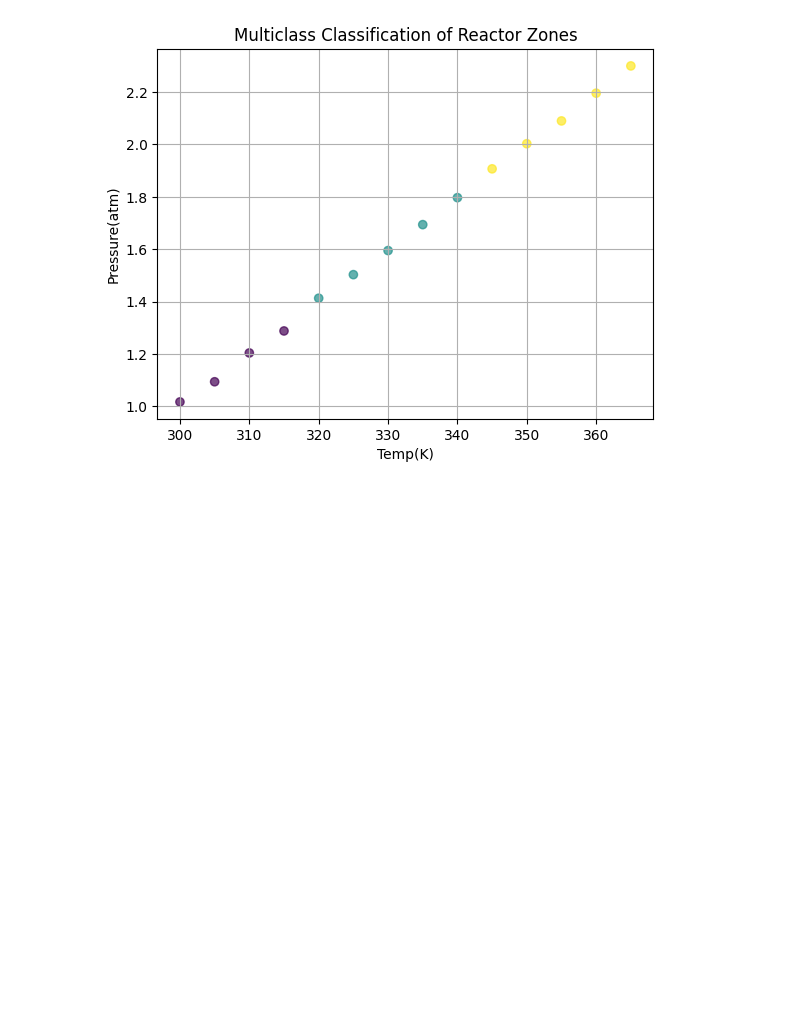
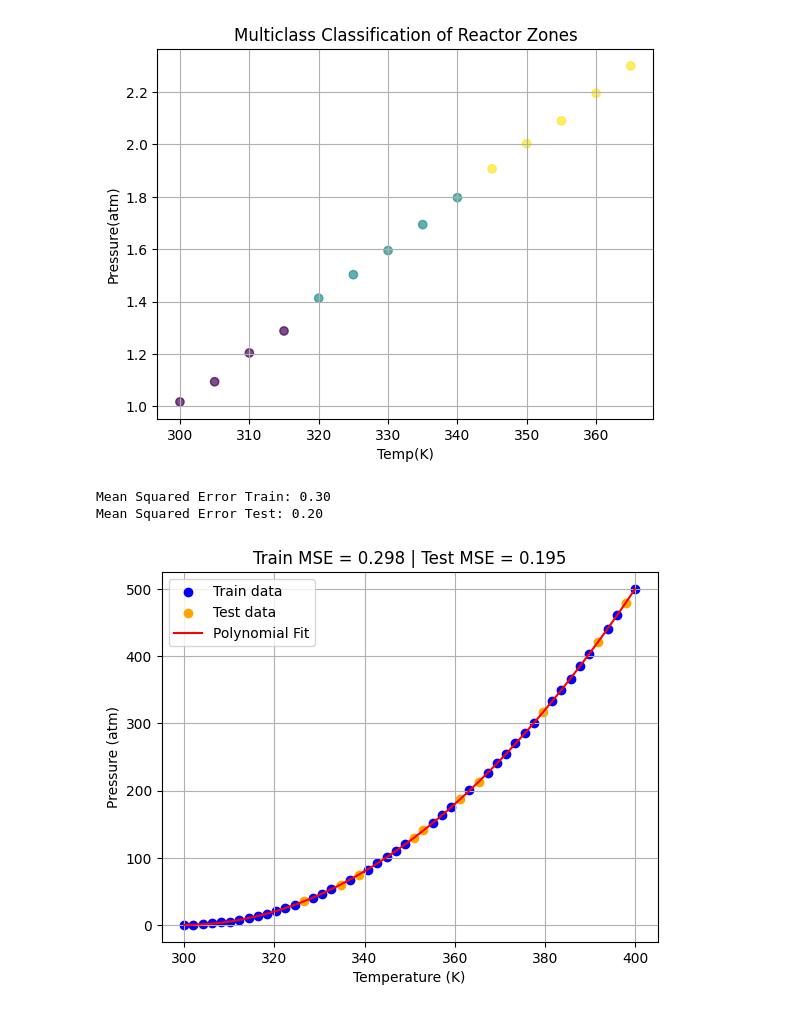
Before and after one commit to khairulamirn/ML--AI-, a Jupyter notebook: Week4_Supervised_Learning.ipynb, the cells around one changed output. Drawn from its saved outputs; the diff is of its cells as text; code cells hidden in the pictures; blank space fills up the shorter version.

Commit message:
polynomial regression

```diff
--- a/Week4_Supervised_Learning.ipynb
+++ b/Week4_Supervised_Learning.ipynb
@@ -339,3 +339,58 @@ plt.show()
    macro avg       1.00      1.00      1.00        14
 weighted avg       1.00      1.00      1.00        14
 [figure]
+# %%
+# Week 4 - Day 6: Polynomial Regression (Non Linear Relationships)
+
+import numpy as np
+import pandas as pd
+import matplotlib.pyplot as plt
+from sklearn.linear_model import LinearRegression
+from sklearn.metrics import mean_squared_error
+from sklearn.preprocessing import PolynomialFeatures
+from sklearn.model_selection import train_test_split
+
+np.random.seed(0)
+
+#split data
+X = np.linspace(300, 400, 50).reshape(-1, 1) # Temperature (K)
+y = 0.05 * (X - 300)**2 + np.random.normal(0, 0.5, X.shape) # Pressure (atm) non-linear
+
+# train-test-split
+X_train, X_test, y_train, y_test = train_test_split(X, y, test_size=0.2, random_state=42)
+
+# transform input with PolynomialFeatures
+poly = PolynomialFeatures(degree=2)
+X_train_poly = poly.fit_transform(X_train)
+X_test_poly = poly.transform(X_test)
+
+# train model
+model = LinearRegression()
+model.fit(X_train_poly, y_train)
+
+# Predict and evaluate
+y_train_pred = model.predict(X_train_poly)
+y_test_pred = model.predict(X_test_poly)
+mse_train = mean_squared_error(y_train, y_train_pred)
+mse_test = mean_squared_error(y_test, y_test_pred)
+
+print(f"Mean Squared Error Train: {mse_train:.2f}")
+print(f"Mean Squared Error Test: {mse_test:.2f}")
+
+# plot
+plt.scatter(X_train, y_train, label="Train data", color="blue")
+plt.scatter(X_test, y_test, label="Test data", color="orange")
+X_sorted = np.sort(X, axis=0)
+X_sorted_poly = poly.transform(X_sorted)
+y_sorted_pred = model.predict(X_sorted_poly)
+plt.plot(X_sorted, y_sorted_pred, color='red', label="Polynomial Fit")
+plt.xlabel("Temperature (K)")
+plt.ylabel("Pressure (atm)")
+plt.title(f"Train MSE = {mse_train:.3f} | Test MSE = {mse_test:.3f}")
+plt.legend()
+plt.grid(True)
+plt.show()
+# %% [output]
+Mean Squared Error Train: 0.30
+Mean Squared Error Test: 0.20
+[figure, added]
```
